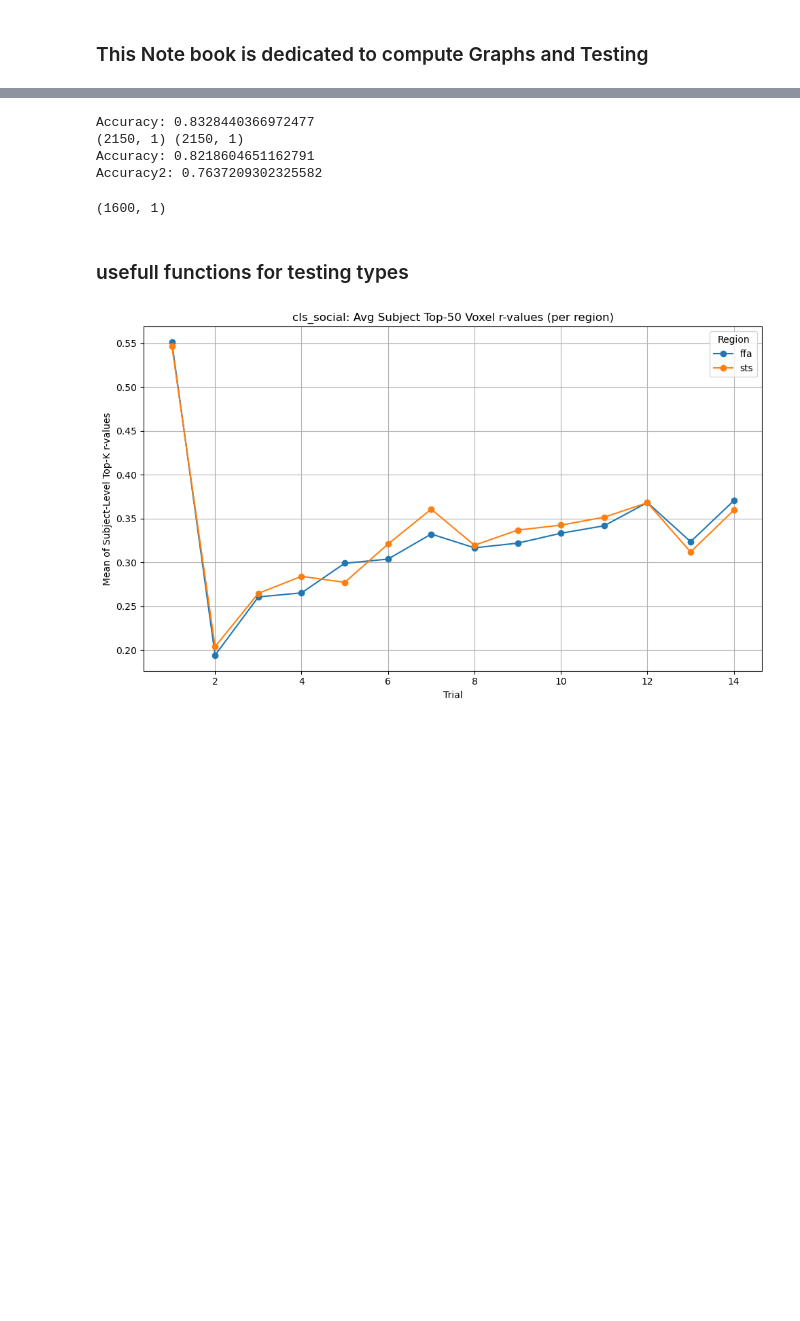
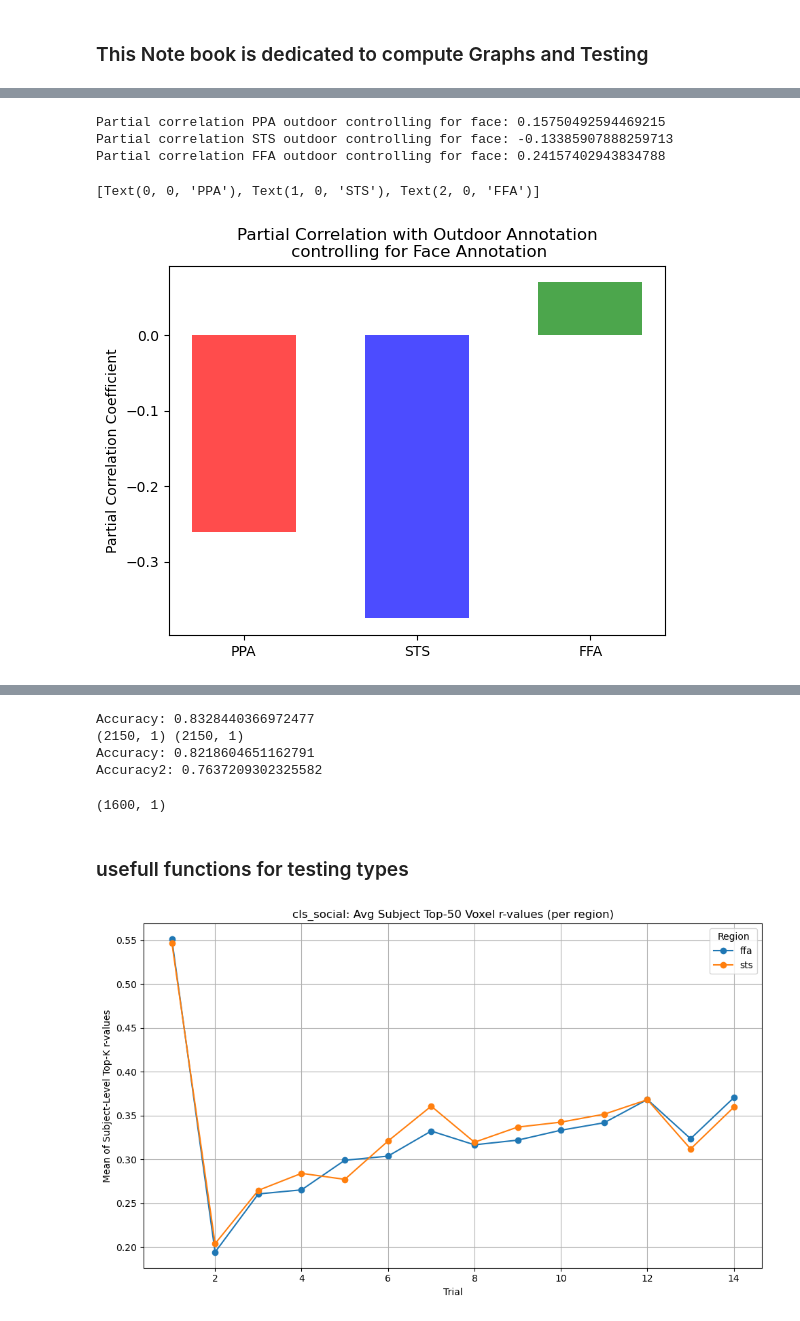
Before and after one commit to itaipeleg1/STS_sherlock, a Jupyter notebook: testing_cleaned.ipynb, the cells around one changed output, grey strips where cells are left out. Saved outputs shown, nothing was run; the diff lists cells and outputs as text; code cells hidden in the pictures; blank space fills up the shorter version.

```diff
--- a/testing_cleaned.ipynb
+++ b/testing_cleaned.ipynb
@@ -130,0 +249,24 @@ print(f"Mean PC1 for non-social scenes: {scene_pc1_scores[non_social_scenes].mea
+# %%
+print("Partial correlation PPA outdoor controlling for face:", partial_correlation(PPA_projections_llava[:, 0], indoor, face))
+print("Partial correlation STS outdoor controlling for face:", partial_correlation(STS_projections_llava[:, 0], indoor, face))
+print("Partial correlation FFA outdoor controlling for face:", partial_correlation(FFA_projections_llava[:, 0], indoor, face))
+# %% [output]
+Partial correlation PPA outdoor controlling for face: 0.15750492594469215
+Partial correlation STS outdoor controlling for face: -0.13385907888259713
+Partial correlation FFA outdoor controlling for face: 0.24157402943834788
+# %%
+## Bar graph
+labels = ['PPA', 'STS', 'FFA']
+partial_corrs = [ -0.26,-0.375,0.07]
+
+x = np.arange(len(labels))  # the label locations
+width = 0.6  # the width of the bars
+fig, ax = plt.subplots()
+bars = ax.bar(x, partial_corrs, width, label='Partial Correlation', color=['red', 'blue', 'green'],alpha=0.7)
+ax.set_ylabel('Partial Correlation Coefficient')
+ax.set_title('Partial Correlation with Outdoor Annotation\n controlling for Face Annotation')
+ax.set_xticks(x)
+ax.set_xticklabels(labels)
+# %% [output]
+[Text(0, 0, 'PPA'), Text(1, 0, 'STS'), Text(2, 0, 'FFA')]
+[figure, added]
```
Also changed, not shown: parts of 16 cells of this notebook, 5 other files.
